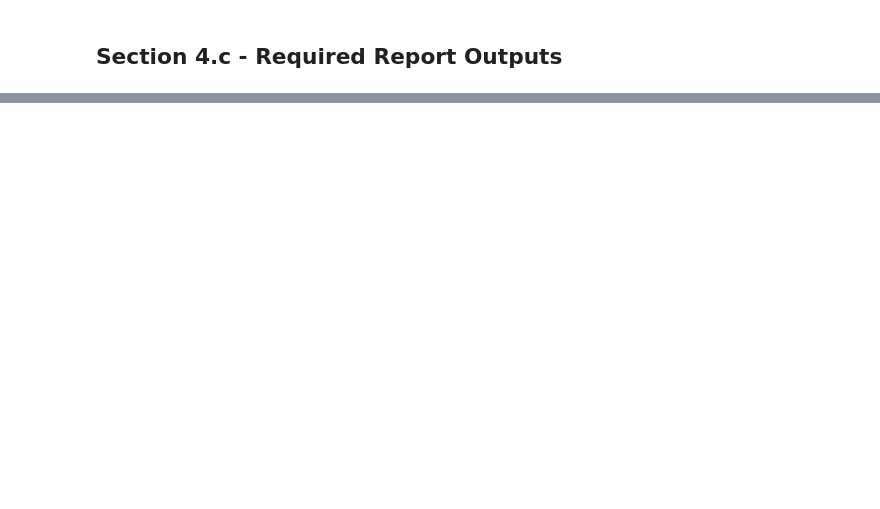
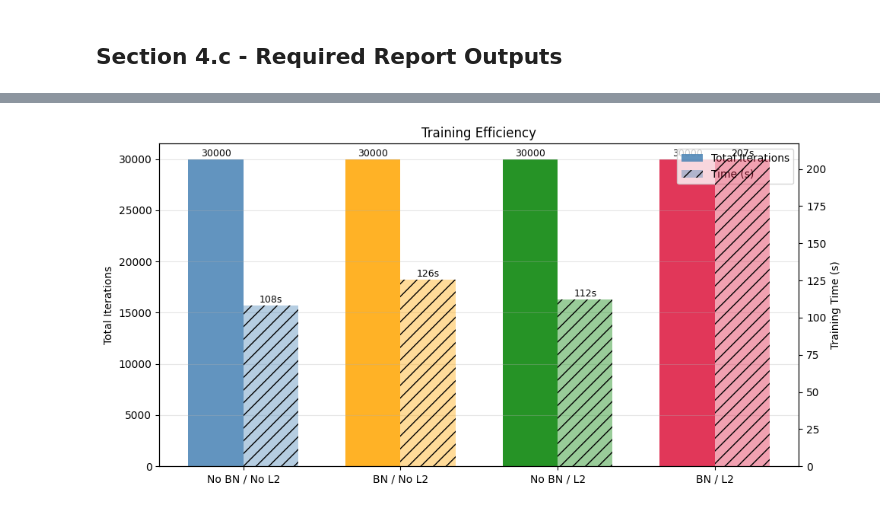
Before and after one commit to ChenFryd/DL-Assignments, a Jupyter notebook: Assignment1/neural_network_from_scratch.ipynb, the cells around one changed output, grey strips where cells are left out. Cells and saved outputs as stored; diff of their text form; code cells hidden in the pictures; blank space fills up the shorter version.

```diff
--- a/Assignment1/neural_network_from_scratch.ipynb
+++ b/Assignment1/neural_network_from_scratch.ipynb
@@ -545,6 +566,8 @@ patience = 100  # stop after 1 check interval (100 steps) with no val improvemen
 # %% [markdown]
 Train the network
 # %%
+import time
+
 # Transpose to (features, examples) as expected by the network
 X_train_T = X_train.T   # (784, m_train)
 X_valid_T = X_valid.T   # (784, m_valid)
@@ -554,6 +577,7 @@ Y_train_T = y_train_oh.T  # (10, m_train)
 Y_valid_T = y_valid_oh.T  # (10, m_valid)
 Y_test_T  = y_test_oh.T   # (10, m_test)
 
+start_time_no_bn = time.time()
 
 parameters, costs, val_costs = l_layer_model(
     X_train_T, Y_train_T,
@@ -567,6 +591,9 @@ parameters, costs, val_costs = l_layer_model(
     patience=patience,
 )
 
+elapsed_no_bn = time.time() - start_time_no_bn
+print(f"\nTraining time (no BN): {elapsed_no_bn:.2f}s")
+
 # Final accuracy on all three splits
 train_acc = predict(X_train_T, Y_train_T, parameters)
 val_acc   = predict(X_valid_T, Y_valid_T, parameters)
@@ -815,0 +969,41 @@ plt.show()
+# %%
+import matplotlib.pyplot as plt
+import numpy as np
+
+configs       = ['No BN / No L2', 'BN / No L2', 'No BN / L2', 'BN / L2']
+colors        = ['steelblue', 'orange', 'green', 'crimson']
+all_costs     = [costs, costs_bn, costs_l2, costs_bn_l2]
+total_iters   = [len(c) * 100 for c in all_costs]
+elapsed_times = [elapsed_no_bn, elapsed_bn, elapsed_l2, elapsed_bn_l2]
+
+fig, ax_iter = plt.subplots(figsize=(10, 5))
+ax_time = ax_iter.twinx()
+
+x = np.arange(len(configs))
+width = 0.35
+
+bars_iter = ax_iter.bar(x - width/2, total_iters, width, label='Total Iterations', color=colors, alpha=0.85)
+bars_time = ax_time.bar(x + width/2, elapsed_times, width, label='Time (s)', color=colors, alpha=0.4, hatch='//')
+
+ax_iter.set_xticks(x)
+ax_iter.set_xticklabels(configs)
+ax_iter.set_ylabel('Total Iterations')
+ax_time.set_ylabel('Training Time (s)')
+ax_iter.set_title('Training Efficiency')
+
+for bar, val in zip(bars_iter, total_iters):
+    ax_iter.text(bar.get_x() + bar.get_width()/2, bar.get_height() + 50,
+                 str(val), ha='center', va='bottom', fontsize=9)
+for bar, val in zip(bars_time, elapsed_times):
+    ax_time.text(bar.get_x() + bar.get_width()/2, bar.get_height() + 0.5,
+                 f'{val:.0f}s', ha='center', va='bottom', fontsize=9)
+
+lines1, labels1 = ax_iter.get_legend_handles_labels()
+lines2, labels2 = ax_time.get_legend_handles_labels()
+ax_iter.legend(lines1 + lines2, labels1 + labels2, loc='upper right')
+ax_iter.grid(axis='y', alpha=0.3)
+
+plt.tight_layout()
+plt.show()
+# %% [output]
+[figure, added]
```
Also changed, not shown: parts of 20 cells of this notebook, 3 other files.
